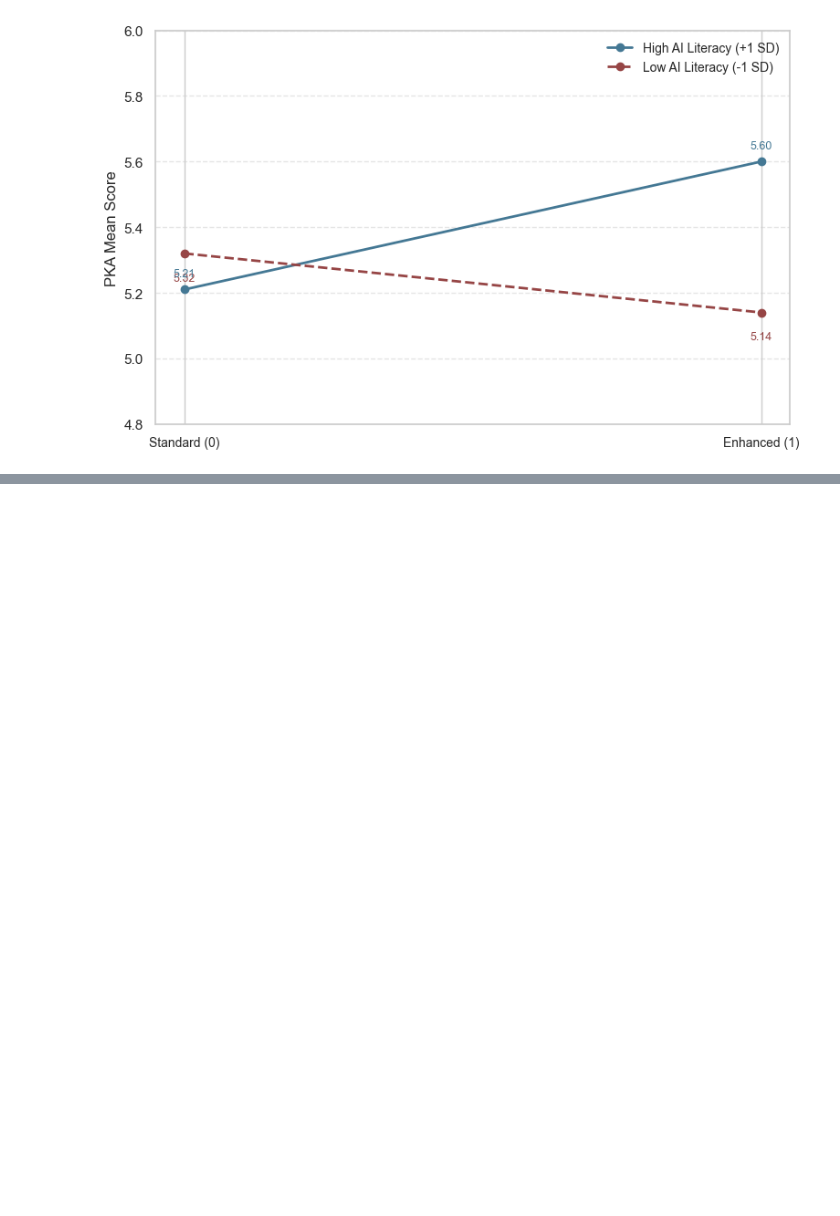
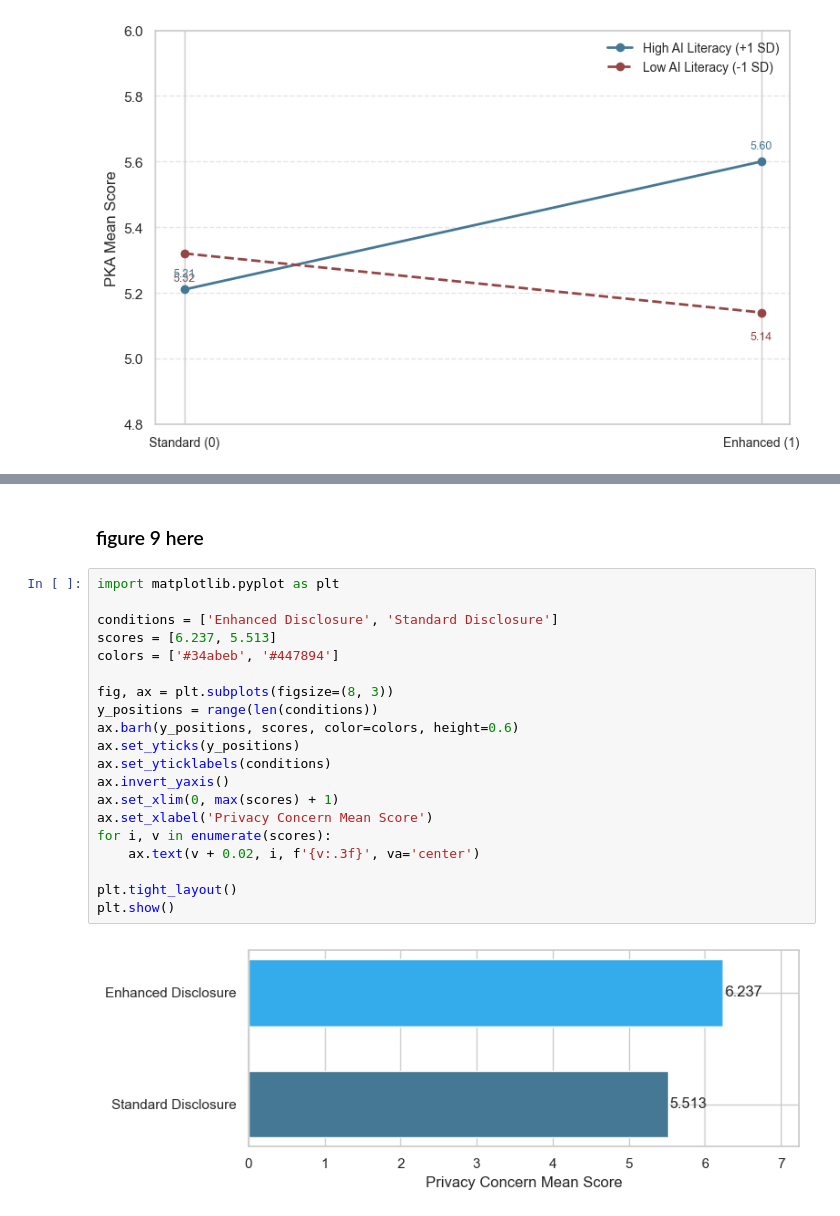
Before and after one commit to nichichan/final_thesis_data_analysis, a Jupyter notebook: Thesis Final Analysis/reliability_test_final.ipynb, the cells around one changed output, grey strips where cells are left out. Drawn from its saved outputs; the diff is of its cells as text; blank space fills up the shorter version.

```diff
--- a/Thesis Final Analysis/reliability_test_final.ipynb
+++ b/Thesis Final Analysis/reliability_test_final.ipynb
@@ -1009,0 +1102,24 @@ plt.show()
+# %% [markdown]
+### figure 9 here
+# %%
+import matplotlib.pyplot as plt
+
+conditions = ['Enhanced Disclosure', 'Standard Disclosure']
+scores = [6.237, 5.513]
+colors = ['#34abeb', '#447894']
+
+fig, ax = plt.subplots(figsize=(8, 3))
+y_positions = range(len(conditions))
+ax.barh(y_positions, scores, color=colors, height=0.6)
+ax.set_yticks(y_positions)
+ax.set_yticklabels(conditions)
+ax.invert_yaxis()
+ax.set_xlim(0, max(scores) + 1)
+ax.set_xlabel('Privacy Concern Mean Score')
+for i, v in enumerate(scores):
+    ax.text(v + 0.02, i, f'{v:.3f}', va='center')
+
+plt.tight_layout()
+plt.show()
+# %% [output]
+[figure, added]
```
Also changed, not shown: parts of 8 cells of this notebook.
